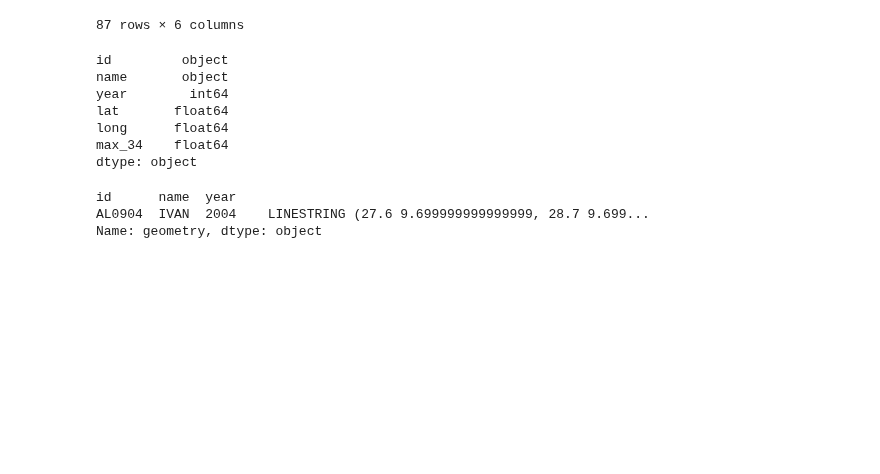
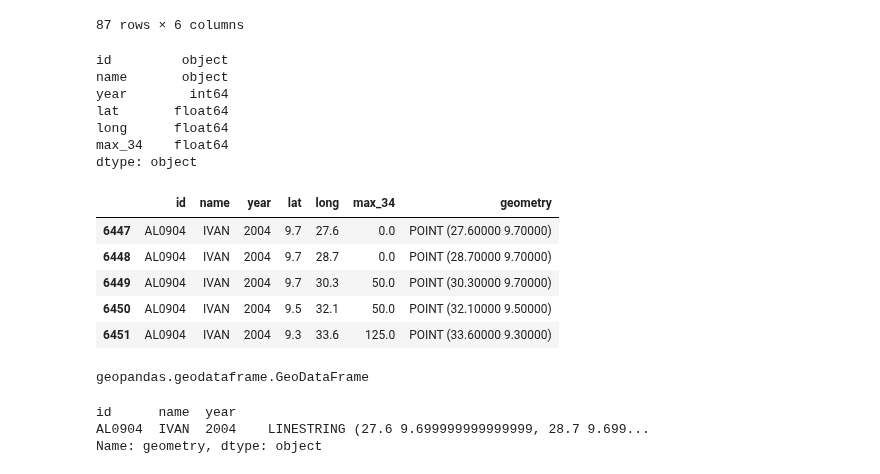
Before and after one commit to OmdenaAI/wfpdisrel, a Jupyter notebook: #task1-datacollection/#task1-datacollection-climada/notebooks/Create shapefiles from cyclones.ipynb, the cells around one changed output. Drawn from its saved outputs; the diff is of its cells as text; code cells hidden in the pictures; blank space fills up the shorter version.

```diff
--- a/#task1-datacollection/#task1-datacollection-climada/notebooks/Create shapefiles from cyclones.ipynb
+++ b/#task1-datacollection/#task1-datacollection-climada/notebooks/Create shapefiles from cyclones.ipynb
@@ -86,6 +86,19 @@ dtype: object
 # Zip the coordinates into a point object and convert to a GeoDataFrame
 geometry = [Point(xy) for xy in zip(cyclone_df.long, cyclone_df.lat)]
 cyclone_gdf = GeoDataFrame(cyclone_df, geometry=geometry)
+# %%
+cyclone_gdf.head()
+# %% [output]
+|  | id | name | year | lat | long | max_34 | geometry |
+| 6447 | AL0904 | IVAN | 2004 | 9.7 | 27.6 | 0.0 | POINT (27.60000 9.70000) |
+| 6448 | AL0904 | IVAN | 2004 | 9.7 | 28.7 | 0.0 | POINT (28.70000 9.70000) |
+| 6449 | AL0904 | IVAN | 2004 | 9.7 | 30.3 | 50.0 | POINT (30.30000 9.70000) |
+| 6450 | AL0904 | IVAN | 2004 | 9.5 | 32.1 | 50.0 | POINT (32.10000 9.50000) |
+| 6451 | AL0904 | IVAN | 2004 | 9.3 | 33.6 | 125.0 | POINT (33.60000 9.30000) |
+# %%
+type(cyclone_gdf)
+# %% [output]
+geopandas.geodataframe.GeoDataFrame
 # %%
 # Aggregate these points with the GroupBy for creating the center path of the cyclone
 group_gdf = cyclone_gdf.groupby(['id','name','year'])['geometry'].apply(lambda x: LineString(x.tolist()))
```
Also changed, not shown: parts of 1 cell of this notebook, 5 other files.
